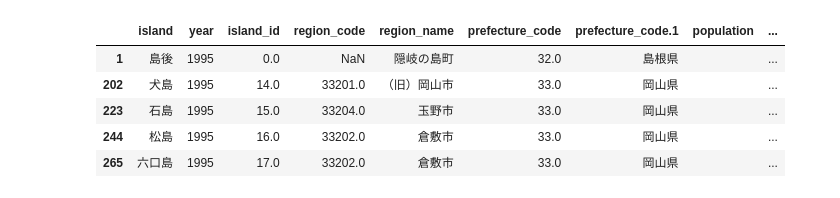
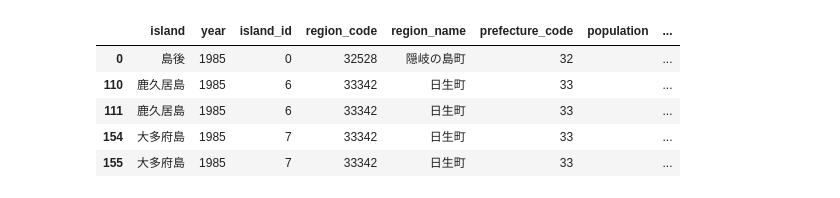
Before and after one commit to Keisei-Akiya/bridge-straw-effects, a Jupyter notebook: src/data_cleaning/add_year.ipynb, the cells around one changed output. Cells and saved outputs as stored; diff of their text form; code cells hidden in the pictures.

```diff
--- a/src/data_cleaning/add_year.ipynb
+++ b/src/data_cleaning/add_year.ipynb
@@ -25,4 +32,4 @@ df.head()
 # %%
-df_2001 = df[df['year'] == 2001]
-df_2001.head()
+df_1995 = df[df['year'] == 1995]
+df_1995.head()
 # %% [output]
@@ -35,8 +42,8 @@ df_2001.head()
 # %%
-df_2000 = df_2001.copy()
-df_2000['year'] = 2000
-df_2000['population'] = ''
-df_2000['income'] = ''
-df_2000 = df_2000[~df_2000.set_index(['island_id', 'year']).index.isin(df.set_index(['island_id', 'year']).index)]
-df_2000.head()
+df_1990 = df_1995.copy()
+df_1990['year'] = 1990
+df_1990['population'] = ''
+df_1990['income'] = ''
+df_1990 = df_1990[~df_1990.set_index(['island_id', 'year']).index.isin(df.set_index(['island_id', 'year']).index)]
+df_1990.head()
 # %% [output]
@@ -49,14 +56,14 @@ df_2000.head()
 # %%
-df_1995 = df_2001.copy()
-df_1995['year'] = 1995
-df_1995['population'] = ''
-df_1995['income'] = ''
-df_1995 = df_1995[~df_1995.set_index(['island_id', 'year']).index.isin(df.set_index(['island_id', 'year']).index)]
-df_1995.head()
+df_1985 = df_1995.copy()
+df_1985['year'] = 1985
+df_1985['population'] = ''
+df_1985['income'] = ''
+df_1985 = df_1985[~df_1985.set_index(['island_id', 'year']).index.isin(df.set_index(['island_id', 'year']).index)]
+df_1985.head()
 # %% [output]
-|  | island | year | island_id | region_code | region_name | prefecture_code | prefecture_code.1 | population | ... |
-| 1 | 島後 | 1995 | 0.0 | NaN | 隠岐の島町 | 32.0 | 島根県 |  | ... |
-| 202 | 犬島 | 1995 | 14.0 | 33201.0 | （旧）岡山市 | 33.0 | 岡山県 |  | ... |
-| 223 | 石島 | 1995 | 15.0 | 33204.0 | 玉野市 | 33.0 | 岡山県 |  | ... |
-| 244 | 松島 | 1995 | 16.0 | 33202.0 | 倉敷市 | 33.0 | 岡山県 |  | ... |
-| 265 | 六口島 | 1995 | 17.0 | 33202.0 | 倉敷市 | 33.0 | 岡山県 |  | ... |
+|  | island | year | island_id | region_code | region_name | prefecture_code | population | ... |
+| 0 | 島後 | 1985 | 0 | 32528 | 隠岐の島町 | 32 |  | ... |
+| 110 | 鹿久居島 | 1985 | 6 | 33342 | 日生町 | 33 |  | ... |
+| 111 | 鹿久居島 | 1985 | 6 | 33342 | 日生町 | 33 |  | ... |
+| 154 | 大多府島 | 1985 | 7 | 33342 | 日生町 | 33 |  | ... |
+| 155 | 大多府島 | 1985 | 7 | 33342 | 日生町 | 33 |  | ... |
```
Also changed, not shown: parts of 7 cells of this notebook, 46 other files.
